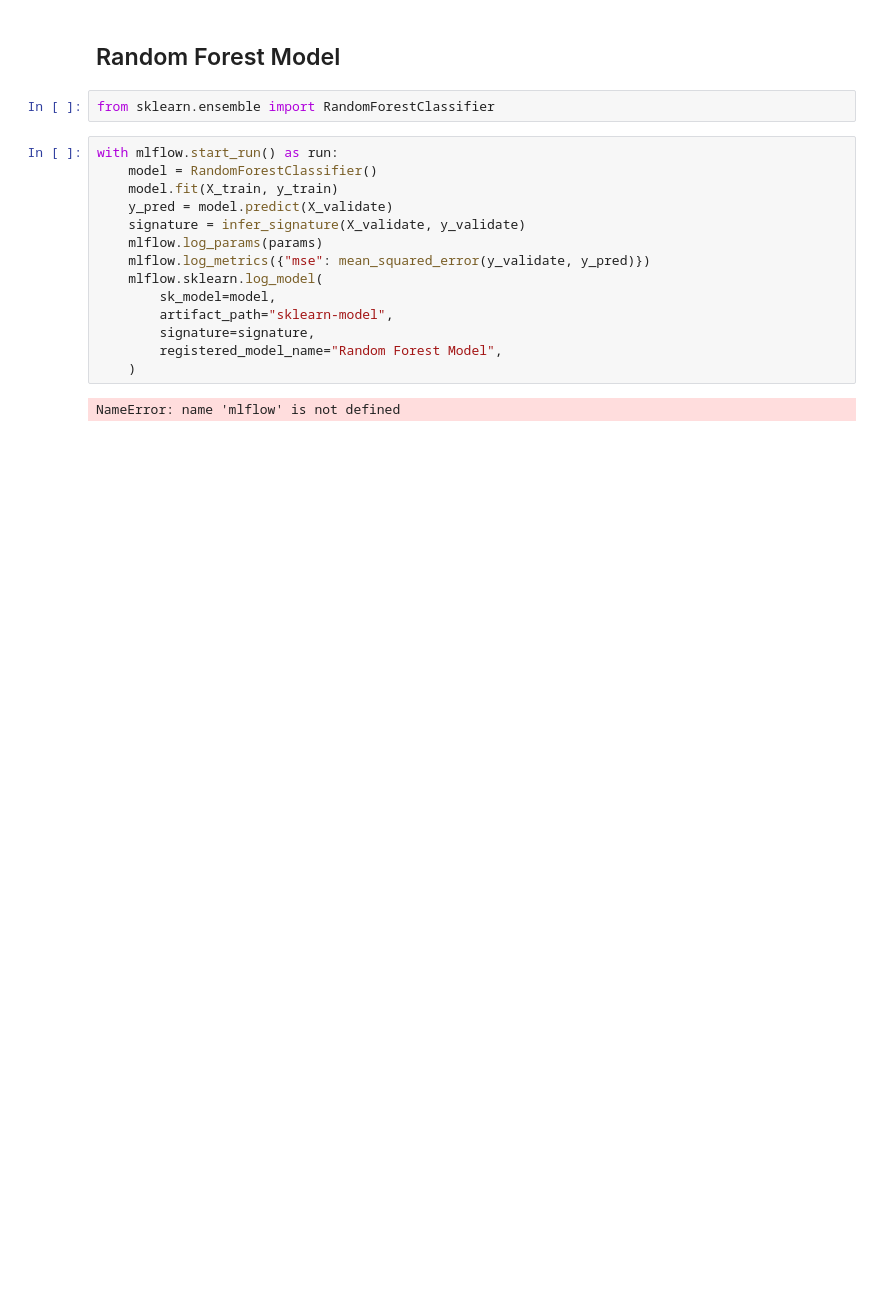
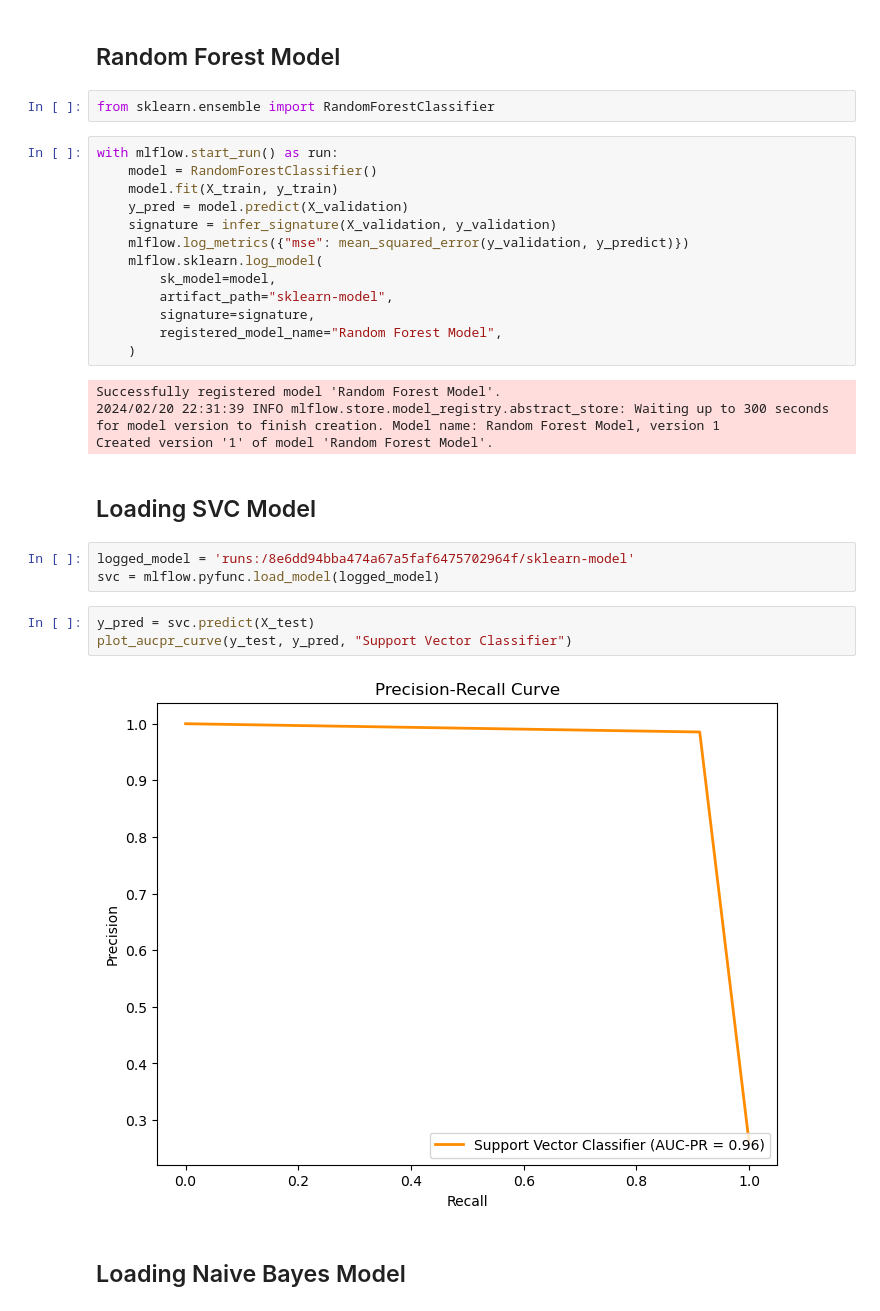
Before and after one commit to bose-sayan/assign-2-AML, a Jupyter notebook: src/train.ipynb, the cells around one changed output. Cells and saved outputs as stored; diff of their text form; blank space fills up the shorter version.

```diff
--- a/src/train.ipynb
+++ b/src/train.ipynb
@@ -135,10 +144,9 @@ from sklearn.ensemble import RandomForestClassifier
 with mlflow.start_run() as run:
     model = RandomForestClassifier()
     model.fit(X_train, y_train)
-    y_pred = model.predict(X_validate)
-    signature = infer_signature(X_validate, y_validate)
-    mlflow.log_params(params)
-    mlflow.log_metrics({"mse": mean_squared_error(y_validate, y_pred)})
+    y_pred = model.predict(X_validation)
+    signature = infer_signature(X_validation, y_validation)
+    mlflow.log_metrics({"mse": mean_squared_error(y_validation, y_predict)})
     mlflow.sklearn.log_model(
         sk_model=model,
         artifact_path="sklearn-model",
@@ -146,4 +154,18 @@ with mlflow.start_run() as run:
         registered_model_name="Random Forest Model",
     )
 # %% [output]
-NameError: name 'mlflow' is not defined
+Successfully registered model 'Random Forest Model'.
+2024/02/20 22:31:39 INFO mlflow.store.model_registry.abstract_store: Waiting up to 300 seconds for model version to finish creation. Model name: Random Forest Model, version 1
+Created version '1' of model 'Random Forest Model'.
+# %% [markdown]
+## Loading SVC Model
+# %%
+logged_model = 'runs:/8e6dd94bba474a67a5faf6475702964f/sklearn-model'
+svc = mlflow.pyfunc.load_model(logged_model)
+# %%
+y_pred = svc.predict(X_test)
+plot_aucpr_curve(y_test, y_pred, "Support Vector Classifier")
+# %% [output]
+[figure, added]
+# %% [markdown]
+## Loading Naive Bayes Model
```
Also changed, not shown: parts of 9 cells of this notebook.
